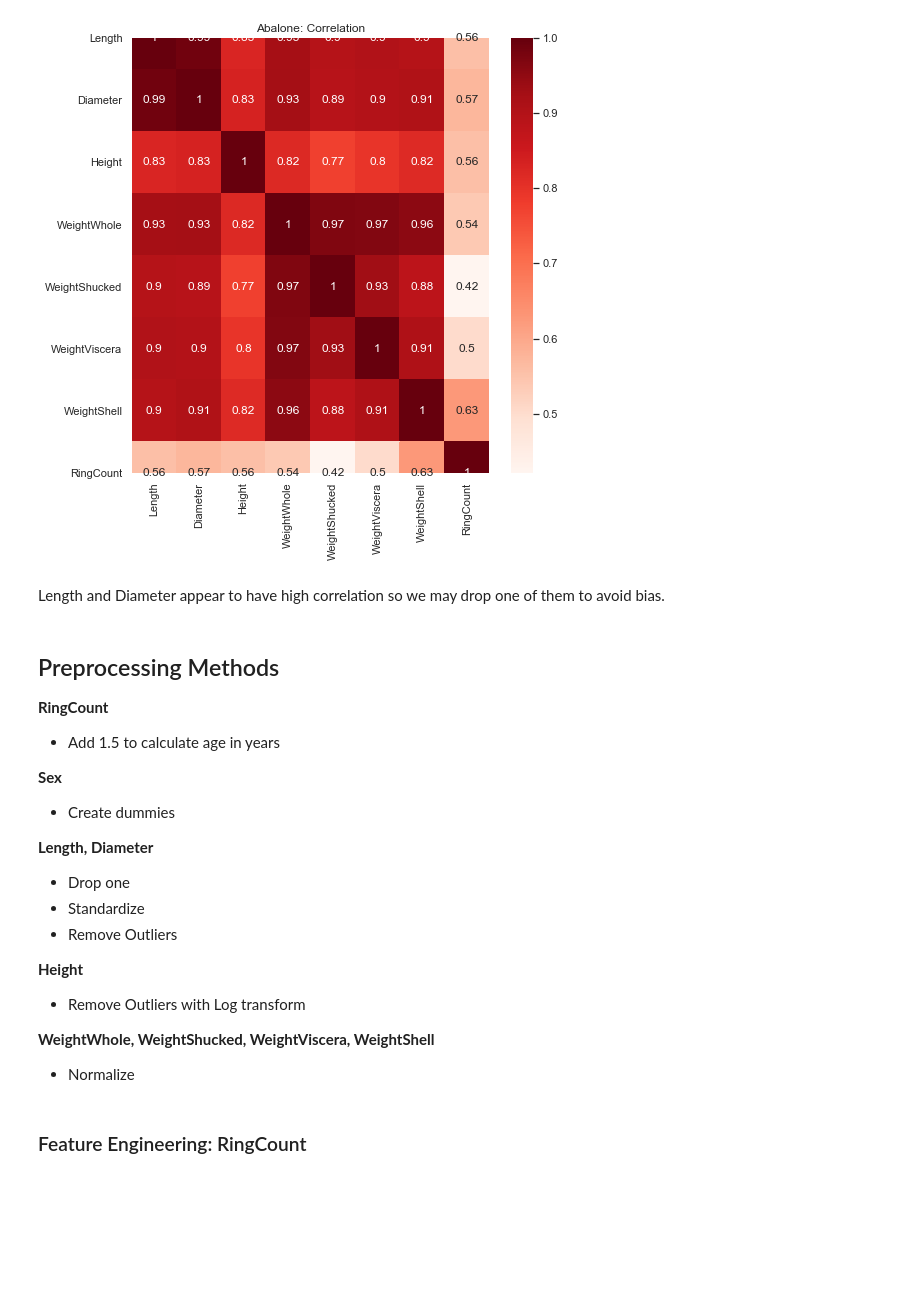
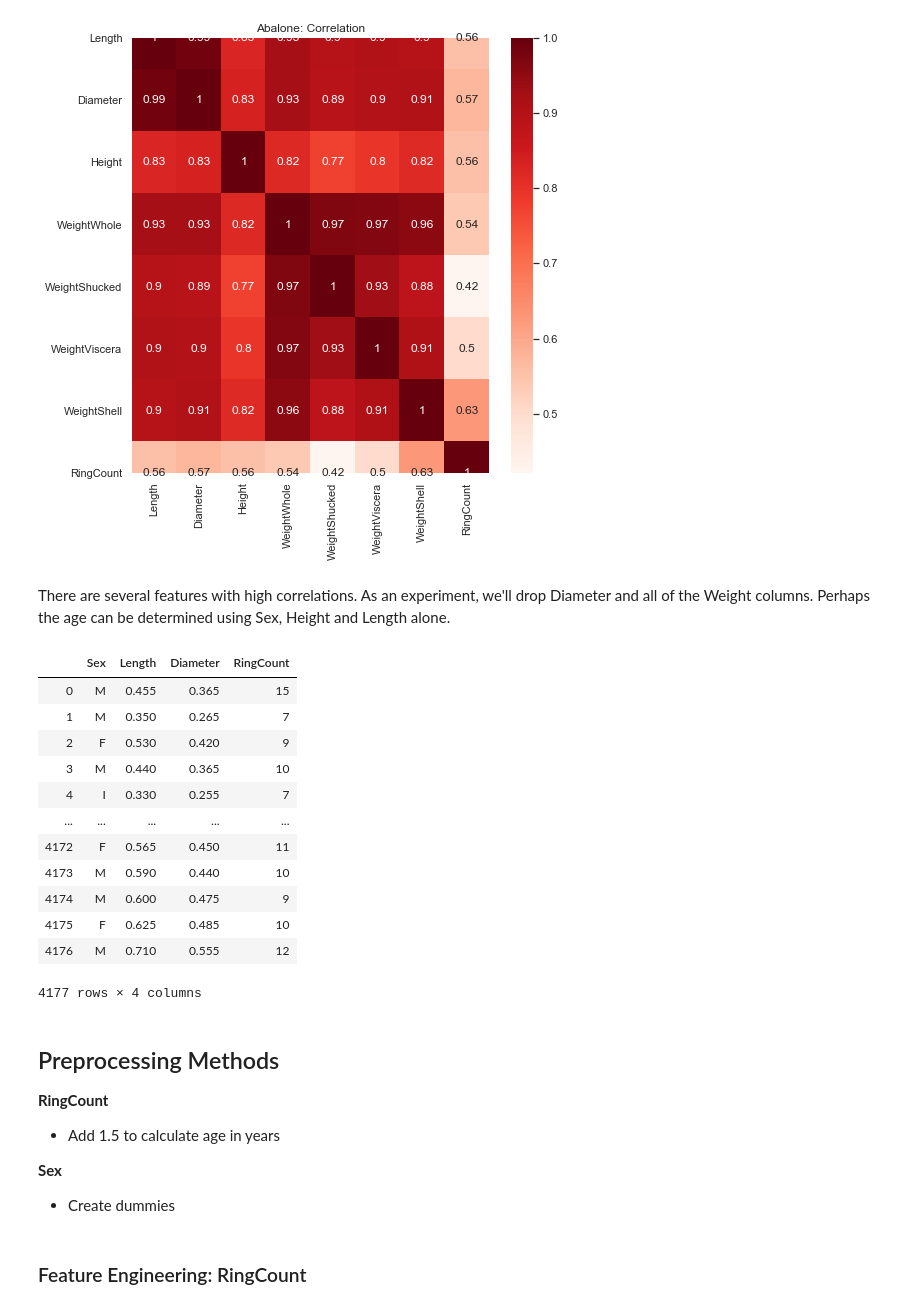
Before and after one commit to chrisammon3000/uci-abalone, a Jupyter notebook: notebooks/190924-gcl-initial-exploration.ipynb, the cells around one changed output. Drawn from its saved outputs; the diff is of its cells as text; code cells hidden in the pictures; blank space fills up the shorter version.

```diff
--- a/notebooks/190924-gcl-initial-exploration.ipynb
+++ b/notebooks/190924-gcl-initial-exploration.ipynb
@@ -176,8 +176,26 @@ _ = sns.heatmap(raw.corr(), cmap='Reds', annot=True)
 plt.show()
 # %% [output]
 [figure]
-# %% [markdown]
-Length and Diameter appear to have high correlation so we may drop one of them to avoid bias.
+# %% [markdown]
+There are several features with high correlations. As an experiment, we'll drop Diameter and all of the Weight columns. Perhaps the age can be determined using Sex, Height and Length alone.
+# %%
+raw.drop(['Height', 'WeightWhole', 'WeightShucked', 'WeightViscera', 'WeightShell'], axis=1, inplace=True)
+# %%
+raw
+# %% [output]
+|  | Sex | Length | Diameter | RingCount |
+| 0 | M | 0.455 | 0.365 | 15 |
+| 1 | M | 0.350 | 0.265 | 7 |
+| 2 | F | 0.530 | 0.420 | 9 |
+| 3 | M | 0.440 | 0.365 | 10 |
+| 4 | I | 0.330 | 0.255 | 7 |
+| ... | ... | ... | ... | ... |
+| 4172 | F | 0.565 | 0.450 | 11 |
+| 4173 | M | 0.590 | 0.440 | 10 |
+| 4174 | M | 0.600 | 0.475 | 9 |
+| 4175 | F | 0.625 | 0.485 | 10 |
+| 4176 | M | 0.710 | 0.555 | 12 |
+4177 rows × 4 columns
 # %% [markdown]
 ## Preprocessing Methods
 
@@ -186,17 +204,6 @@ Length and Diameter appear to have high correlation so we may drop one of them t
 
 **Sex**
 * Create dummies
-
-**Length, Diameter**
-* Drop one
-* Standardize
-* Remove Outliers
-
-**Height**
-* Remove Outliers with Log transform
-
-**WeightWhole, WeightShucked, WeightViscera, WeightShell**
-* Normalize
 # %% [markdown]
 ### Feature Engineering: RingCount
 # %%
```
Also changed, not shown: parts of 11 cells of this notebook.
